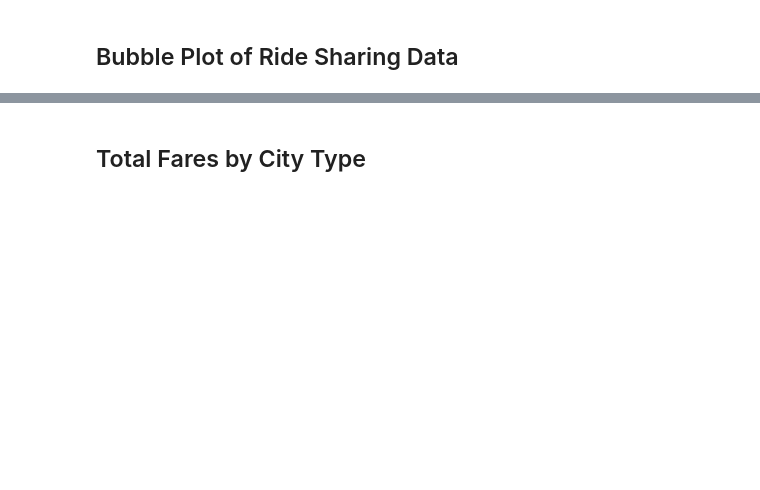
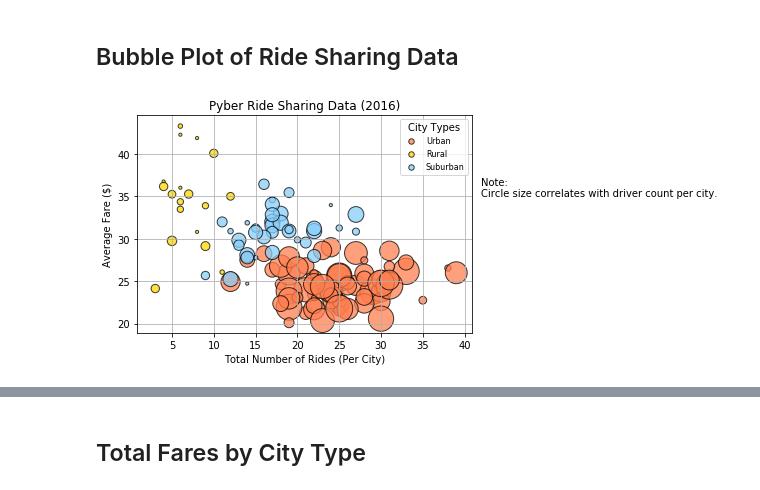
Before and after one commit to chyu1302/Matplotlib, a Jupyter notebook: Pyber_pyber.ipynb, the cells around one changed output, grey strips where cells are left out. Saved outputs shown, nothing was run; the diff lists cells and outputs as text; code cells hidden in the pictures; blank space fills up the shorter version.

```diff
--- a/Pyber_pyber.ipynb
+++ b/Pyber_pyber.ipynb
@@ -35,32 +47,42 @@ suburban_city_type = pyber_df[pyber_df["type"] == "Suburban"].groupby([pyber_df[
 
 # Urban calculations of ride count (x), fare average(y), driver count average(size)
 x_urban = urban_city_type["ride_id"].count()
 y_urban = urban_city_type["fare"].mean()
 s_urban = urban_city_type["driver_count"].mean()
 
 # Rural calculations of ride count (x), fare average(y), driver count average(size)
 x_rural = rural_city_type["ride_id"].count()
 y_rural = rural_city_type["fare"].mean()
 s_rural = rural_city_type["driver_count"].mean()
 
 # Suburban calculations of ride count (x), fare average(y), driver count average(size)
 x_suburban = suburban_city_type["ride_id"].count()
 y_suburban = suburban_city_type["fare"].mean()
 s_suburban = suburban_city_type["driver_count"].mean()
 
-# Build the scatter plots for each city types
-# Build the scatter plots for each city types
+# Build the scatter plots for each city typesxcccccc
 plt.scatter(x_urban, y_urban, label = "Urban", s=s_urban * 10, color=["coral"], edgecolor="black", alpha = 0.75, marker="o")
 plt.scatter(x_rural, y_rural, label = "Rural", s=s_rural * 10, color=["gold"], edgecolor="black", alpha = 0.75, marker="o")
 plt.scatter(x_suburban, y_suburban, label = "Suburban", s=s_suburban  * 10, color=["lightskyblue"], edgecolor="black", alpha = 0.75, marker="o")
 plt.grid()
 # Incorporate the other graph properties
 plt.xlabel("Total Number of Rides (Per City)")
 plt.ylabel("Average Fare ($)")
 plt.title("Pyber Ride Sharing Data (2016)")
 
 # Create a legend
+legend = plt.legend(fontsize = 8, title= "City Types", loc="upper right")
 
 # Incorporate a text label regarding circle size
+plt.text(42,35,"Note: \nCircle size correlates with driver count per city.", fontsize = 10)
 
+# Adjust the legend
+legend.legendHandles[0]._sizes = [30]
+legend.legendHandles[1]._sizes = [30]
+legend.legendHandles[2]._sizes = [30]
 # Save Figure
+plt.savefig("Images/PyberRideSharingData.png",bbox_inches="tight")
+# Show plot
+plt.show()
+# %% [output]
+[figure, added]
```
Also changed, not shown: parts of 11 cells of this notebook.
